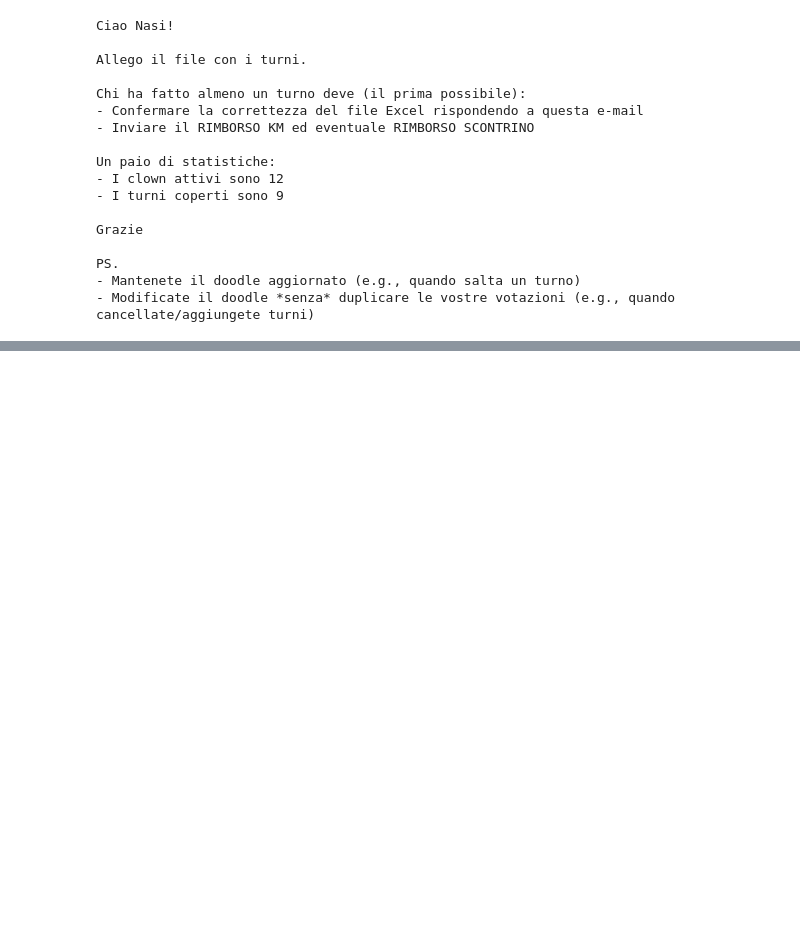
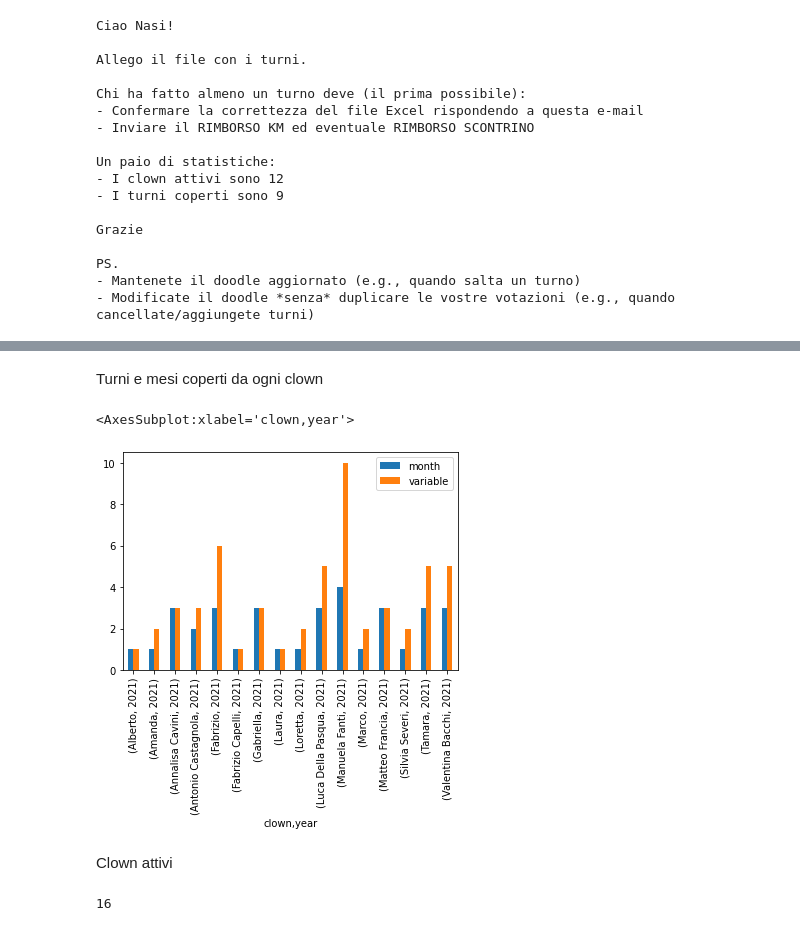
Before and after one commit to w4bo/mydoodle-python, a Jupyter notebook: Check turni.ipynb, the cells around one changed output, grey strips where cells are left out. Cells and saved outputs as stored; diff of their text form; code cells hidden in the pictures; blank space fills up the shorter version.

```diff
--- a/Check turni.ipynb
+++ b/Check turni.ipynb
@@ -70,0 +137,13 @@ PS.
+# %% [markdown]
+Turni e mesi coperti da ogni clown
+# %%
+dff[["year", "month", "variable", "clown"]].groupby(by=["clown", "year"]).nunique().plot(kind="bar")
+# %% [output]
+<AxesSubplot:xlabel='clown,year'>
+[figure, added]
+# %% [markdown]
+Clown attivi
+# %%
+dff["clown"].nunique()
+# %% [output]
+16
```
Also changed, not shown: parts of 6 cells of this notebook, 5 other files.
